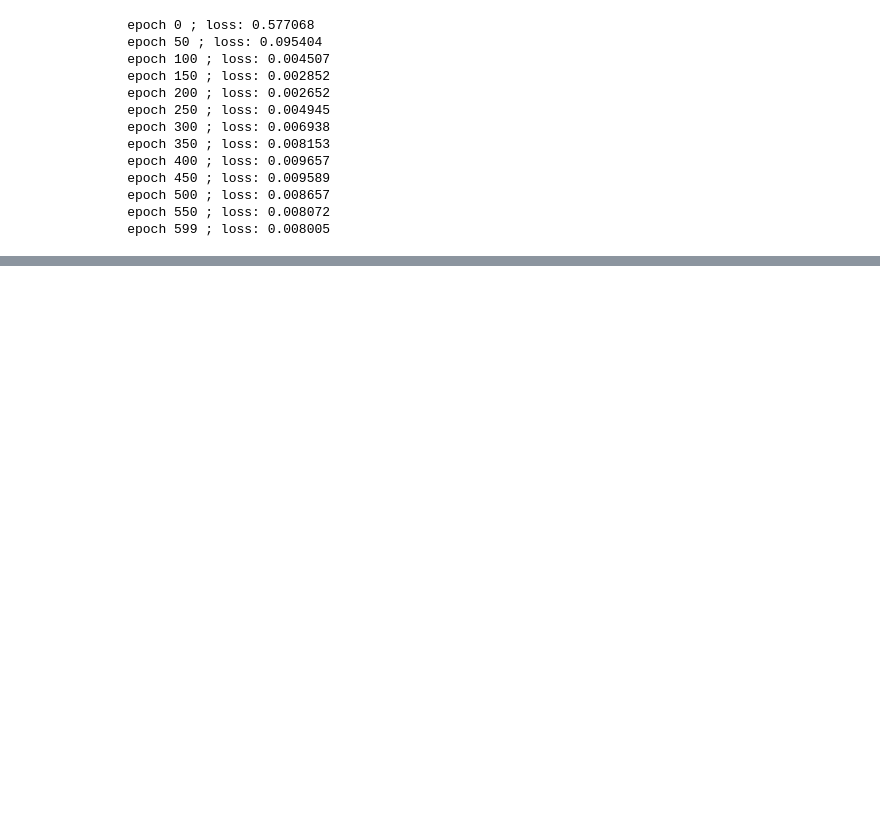
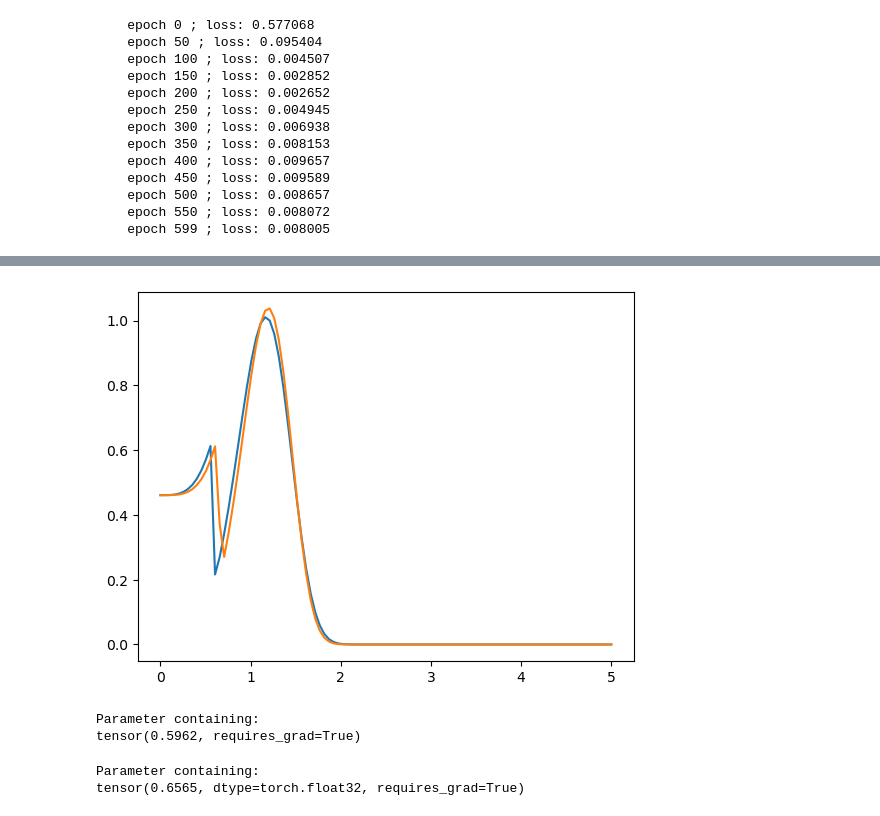
Before and after one commit to p-wol/gaussian-preact, a Jupyter notebook: Example01_prototype.ipynb, the cells around one changed output, grey strips where cells are left out. Cells and saved outputs as stored; diff of their text form; code cells hidden in the pictures; blank space fills up the shorter version.

```diff
--- a/Example01_prototype.ipynb
+++ b/Example01_prototype.ipynb
@@ -368,0 +171,18 @@ def torch_integrate_old(mod_f, a, b, support, eps = 1e-10, num_intervals = 100):
+# %%
+dct_densities_load = pickle.load(open('dct_densities.pkl', 'rb'))
+# %%
+with torch.no_grad():
+    plt.plot(np.linspace(0, 5, 100), dct_densities[2.05](torch.linspace(0, 5, 100)))
+    plt.plot(np.linspace(0, 5, 100), dct_densities_load[2.05](torch.linspace(0, 5, 100)))
+# %% [output]
+[figure, added]
+# %%
+dct_densities[2.05].lambd_2
+# %% [output]
+Parameter containing:
+tensor(0.5962, requires_grad=True)
+# %%
+dct_densities_load[2.05].lambd_2
+# %% [output]
+Parameter containing:
+tensor(0.6565, dtype=torch.float32, requires_grad=True)
```
Also changed, not shown: parts of 21 cells of this notebook, 5 other files.
